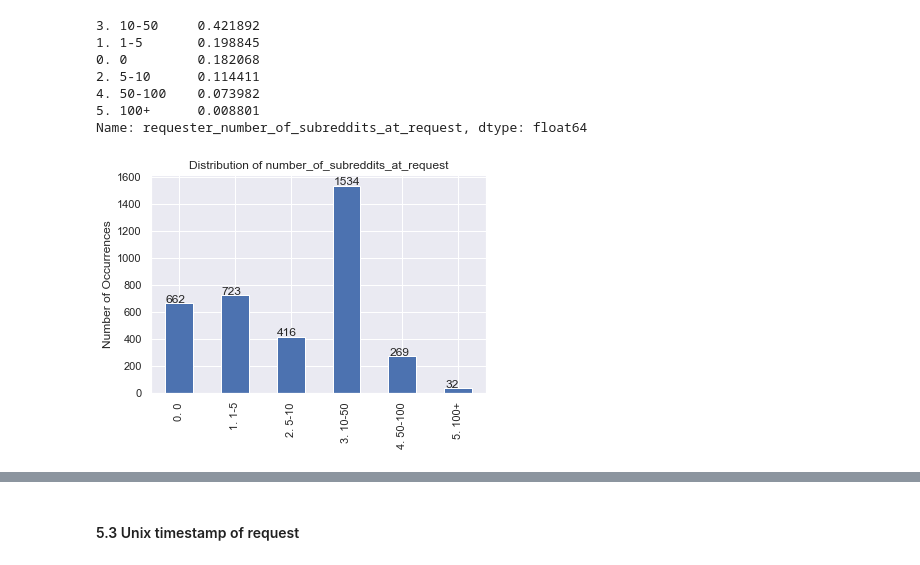
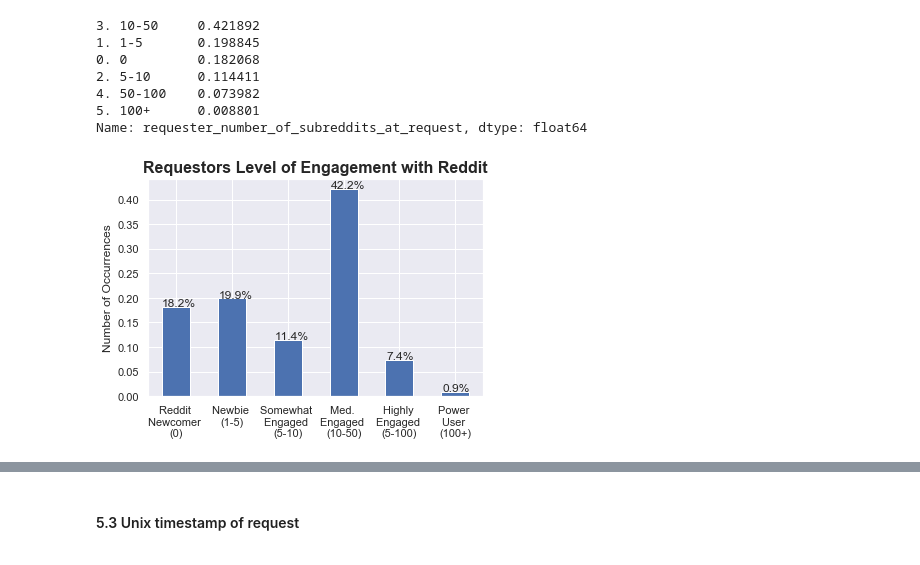
Before and after one commit to prakharm1/w207_project4, a Jupyter notebook: Baseline_Presentation.ipynb, the cells around one changed output, grey strips where cells are left out. Cells and saved outputs as stored; diff of their text form; code cells hidden in the pictures.

```diff
--- a/Baseline_Presentation.ipynb
+++ b/Baseline_Presentation.ipynb
@@ -125,10 +128,15 @@ print(val.shape)
 # %% [markdown]
 ### 4. Exploration of outcome variable (univariate)
 # %%
-ax = train['requester_received_pizza'].value_counts(normalize=True).plot(kind='bar')
+# create a barplot of those who received a pizza and those who didn't
+ax = train['requester_received_pizza'].value_counts(normalize=True).plot(kind='bar', color = ['tomato', 'mediumseagreen'])
+# add a label to the top of each bar with the percentage of the total requests that bar represents
 for p in ax.patches:
-    ax.annotate(str(round(p.get_height(), 5)), (p.get_x() * 1.005, p.get_height() * 1.005))
-plt.title('Success Rate in Training')
-plt.ylabel('Number of Occurrences', fontsize=12)
+    ax.annotate(str(round(p.get_height() *100, 1)) + "%", ((p.get_x() * 1.005)+0.18, p.get_height() * 1.005))
+ax.set_xticklabels(['No Pizza', "Received Pizza"])
+plt.title('Success Rate of Receiving a Pizza in Training Set', fontsize = 16, fontweight="bold")
+plt.ylabel('Proportion of Occurrences', fontsize=12)
+plt.xticks(rotation=0)
+# plt.savefig('success_plot.png')
 pass
 # %% [output]
@@ -196,16 +206,19 @@ pd.cut(train['requester_number_of_subreddits_at_request'],
 5. 100+      0.008801
 Name: requester_number_of_subreddits_at_request, dtype: float64
 # %%
+# create a barplot of requestors why how many subreddits they follow
 ax = pd.cut(train['requester_number_of_subreddits_at_request'],
        [-np.inf, 0, 5, 10, 50, 100, np.inf],
-       labels=['0. 0','1. 1-5', '2. 5-10', '3. 10-50', '4. 50-100', '5. 100+']).value_counts().sort_index().plot(kind='bar')
+       labels=['0. 0','1. 1-5', '2. 5-10', '3. 10-50', '4. 50-100', '5. 100+']).value_counts(normalize=True).sort_index().plot(kind='bar')
 for p in ax.patches:
-    ax.annotate(str(round(p.get_height(), 2)), (p.get_x() * 1.005, p.get_height() * 1.005))
-plt.title('Distribution of number_of_subreddits_at_request')
+    ax.annotate(str(round(p.get_height() * 100, 1)) + "%", (p.get_x() * 1.005, p.get_height() * 1.005))
+plt.title('Requestors Level of Engagement with Reddit', fontsize = 16, fontweight = 'bold')
 plt.ylabel('Number of Occurrences', fontsize=12)
+ax.set_xticklabels(['Reddit \nNewcomer \n(0)', "Newbie \n(1-5)", "Somewhat \nEngaged \n(5-10)", "Med. \nEngaged \n(10-50)", "Highly \nEngaged \n(5-100)", "Power \nUser \n(100+)"])
+plt.xticks(rotation=0)
 pass
 # %% [output]
-[figure, old version]
+[figure, new version]
 # %%
 # creating the new feature
 feat_train = pd.cut(train['requester_number_of_subreddits_at_request'],
```
Also changed, not shown: parts of 36 cells of this notebook.
